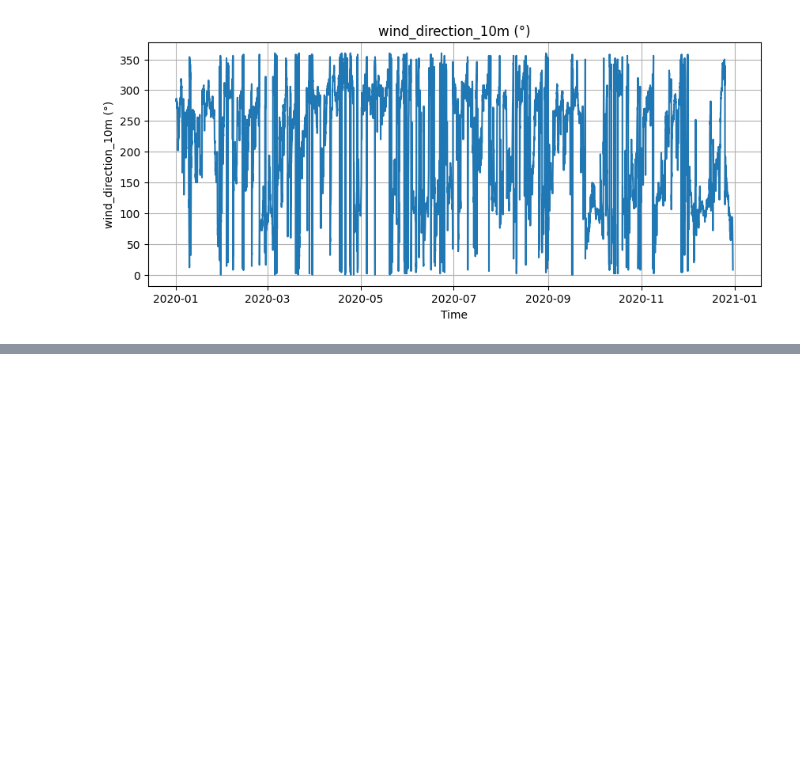
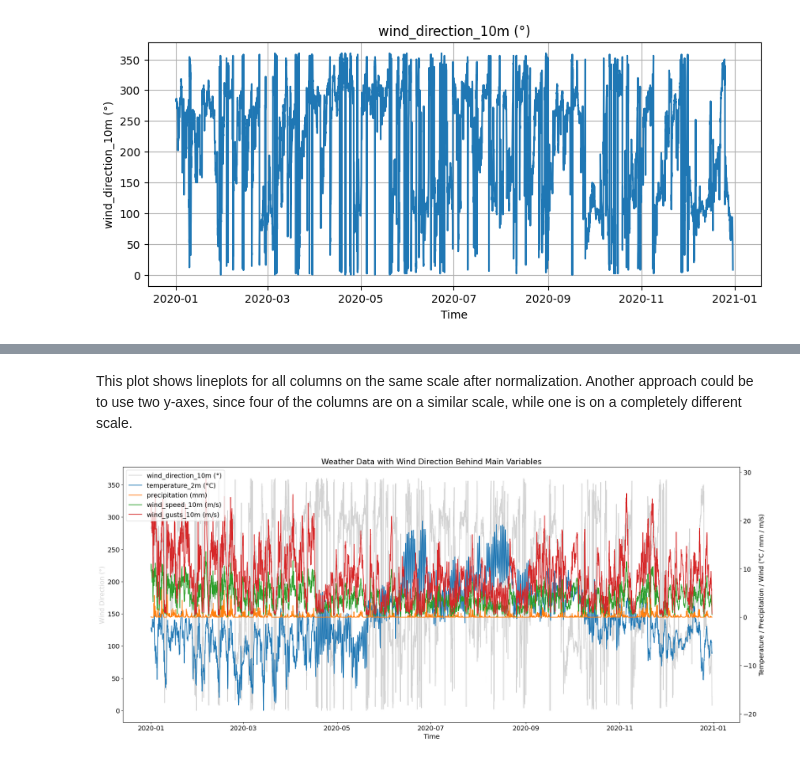
Before and after one commit to teresemyhre/IND320-tereseivesdal, a Jupyter notebook: notebook.ipynb, the cells around one changed output, grey strips where cells are left out. Saved outputs shown, nothing was run; the diff lists cells and outputs as text; code cells hidden in the pictures; blank space fills up the shorter version.

```diff
--- a/notebook.ipynb
+++ b/notebook.ipynb
@@ -161,0 +113,38 @@ elif page == "About":
+# %% [markdown]
+This plot shows lineplots for all columns on the same scale after normalization. Another approach could be to use two y-axes, since four of the columns are on a similar scale, while one is on a completely different scale.
+# %%
+import pandas as pd
+import matplotlib.pyplot as plt
+
+
+# Columns for main y-axis
+cols_main = ["temperature_2m (°C)", "precipitation (mm)", "wind_speed_10m (m/s)", "wind_gusts_10m (m/s)"]
+# Wind direction column
+col_wind = "wind_direction_10m (°)"
+
+fig, ax = plt.subplots(figsize=(24,10))
+
+# Plot wind direction first, lightly
+ax.plot(df["time"], df[col_wind], color="lightgray", label=col_wind, zorder=0)
+
+# Create twin axis for main variables
+ax2 = ax.twinx()
+
+# Plot main columns on top
+for col in cols_main:
+    ax2.plot(df["time"], df[col], label=col, zorder=1)
+
+# Axis labels
+ax.set_xlabel("Time")
+ax.set_ylabel("Wind Direction (°)", color="lightgray")
+ax2.set_ylabel("Temperature / Precipitation / Wind (°C / mm / m/s)")
+
+# Combine legends
+lines, labels = ax.get_legend_handles_labels()
+lines2, labels2 = ax2.get_legend_handles_labels()
+ax2.legend(lines + lines2, labels + labels2, loc="upper left")
+
+plt.title("Weather Data with Wind Direction Behind Main Variables")
+plt.show()
+# %% [output]
+[figure, added]
```
Also changed, not shown: parts of 6 cells of this notebook, 1 other file.
